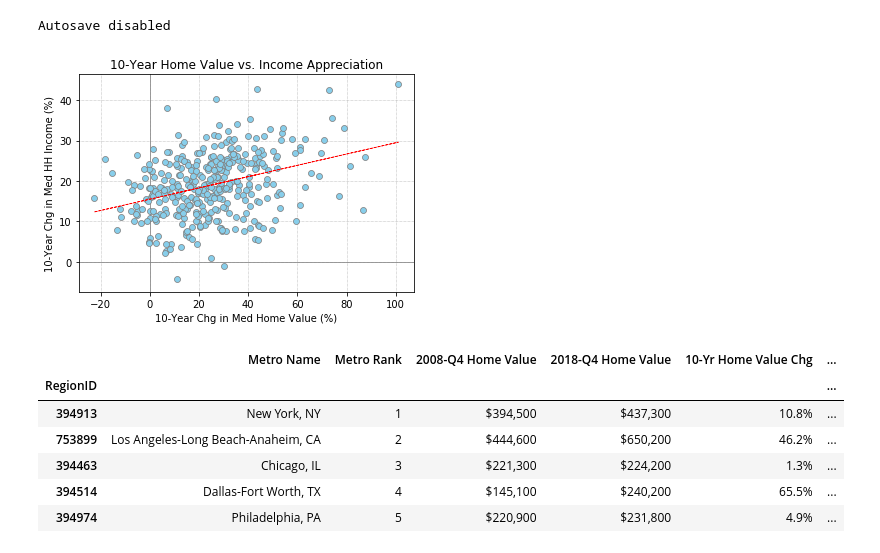
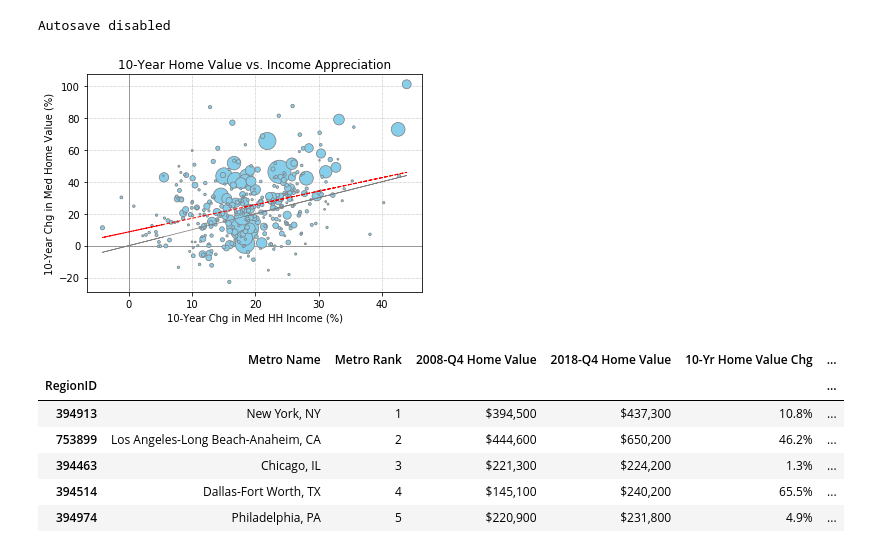
Before and after one commit to cgainor/Housing-and-Income-Appreciation, a Jupyter notebook: Work/Metro_10yr_Scatter.ipynb, the cells around one changed output. Saved outputs shown, nothing was run; the diff lists cells and outputs as text; code cells hidden in the pictures.

Commit message:
revised metro scatter

```diff
--- a/Work/Metro_10yr_Scatter.ipynb
+++ b/Work/Metro_10yr_Scatter.ipynb
@@ -8,14 +8,18 @@ import numpy as np
 # %% [output]
 Autosave disabled
 # %%
-# Store filepath in a variable.
+# Store filepaths in variables.
 file_metro_medvalue = "../Datasets/Affordability_ChainedZHVI_2018Q4.csv"
 file_metro_medHHinc = "../Datasets/Affordability_Income_2018Q4.csv"
+file_metro_crosswlk = "../Datasets/CountyCrossWalk_Zillow.csv"
+file_census_pop = "../Datasets/PEP_2017_GCTPEPANNR.US23PR.csv"
 # %%
 # Read our Data file with the pandas library, and create dataframes.
 # The Zillow CSV files require ISO-8859-1 encoding.
 medvalue_df = pd.read_csv(file_metro_medvalue, encoding="ISO-8859-1") # Zillow Home Value Index (ZHVI)
 medHHinc_df = pd.read_csv(file_metro_medHHinc, encoding="ISO-8859-1") # Median Household (HH) Income
+crosswlk_df = pd.read_csv(file_metro_crosswlk, encoding="ISO-8859-1") # Crosswalk of Zillow MSA name to Census Bureau code
+censuspop_df = pd.read_csv(file_census_pop, encoding="ISO-8859-1") # US Census Bureau population estimates by MSA
 # %%
 # Preparing the Home Value dataframe.
 medvalue_10yr_df = medvalue_df[["RegionID", "RegionName", "SizeRank", "2008-12", "2018-12"]]
@@ -54,36 +74,48 @@ metro_10yr_df["10-Yr HH Income Chg"] *= 100
+# %%
+# Join population counts to the combined income and home value dataframe
+metro_main_df = pd.merge(metro_10yr_df, metro_pop_df, on="RegionID", how="left")
+metro_main_df = metro_main_df.drop(columns=["Metro Code"])
+
+# The US as a whole is not an MSA, so it doesn't have a metro code.
+# All datasets place the US in the first row so copy the population with a loc reference.
+metro_main_df.loc[102001, "Population"] = population_df.loc[0,"Population"]
 # %%
 # Remove United States row (not a Metro) from the Metro dataframe
 
 # First store value US values into a list
+# We can use these values later for a comparison
 # Using iloc ---> US_data = metro_10yr_df.iloc[0, :]
-US_data = metro_10yr_df.loc[102001, :]
+US_data = metro_main_df.loc[102001, :]
 
 # Metro dataframe will include only the metros
 # Using iloc ---> metro_10yr_df = metro_10yr_df.iloc[1: , :]
-metro_10yr_df = metro_10yr_df.loc[394913: , :]
+metro_main_df = metro_main_df.loc[394913: , :]
 # %%
 # Create scatterplot
-value_chg = metro_10yr_df["10-Yr Home Value Chg"]
-income_chg = metro_10yr_df["10-Yr HH Income Chg"]
+income_chg = metro_main_df["10-Yr HH Income Chg"]
+value_chg = metro_main_df["10-Yr Home Value Chg"]
 
-plt.scatter(value_chg, income_chg, marker="o", facecolor="skyblue", edgecolor="grey",
-            linewidth=0.75, zorder=2)
-plt.xlabel("10-Year Chg in Med Home Value (%)")
-plt.ylabel("10-Year Chg in Med HH Income (%)")
+plt.scatter(income_chg, value_chg, marker="o", facecolor="skyblue", edgecolor="grey",
+            linewidth=0.75, zorder=2, s=metro_main_df["Population"]/25000)
+plt.xlabel("10-Year Chg in Med HH Income (%)")
+plt.ylabel("10-Year Chg in Med Home Value (%)")
 plt.title("10-Year Home Value vs. Income Appreciation")
 
 # Create a regression line
-(slope, intercept, _, _, _) = linregress(value_chg, income_chg)
-fit = slope * value_chg + intercept
-plt.plot(value_chg, fit, '--', zorder=3, color="red", linewidth=0.75)
-for i in range(-5,40):
-    plt.plot(i,i, color="red", linewidth=0.5)
+(slope, intercept, _, _, _) = linregress(income_chg, value_chg)
+fit = slope * income_chg + intercept
+plt.plot(income_chg, fit, '--', zorder=3, color="red", linewidth=1)
+
+# Draw a line that shows an where median home values increase
+# at the same rate as median HH income
+plt.plot(income_chg, income_chg, zorder=3, color='grey', linewidth=0.75)
 
 # Create gridlines
 plt.axhline(y=0, color='grey', zorder=1, linewidth=0.75)
 plt.axvline(x=0, color='grey', zorder=1, linewidth=0.75)
 plt.grid(color='grey', zorder=1, linestyle='dotted', linewidth=0.5)
+plt.savefig("metro_scatter.png", dpi=180, bbox_inches="tight")
 # %% [output]
-[figure, old version]
+[figure, new version]
 # %%
 # Put into a readable format Dataframe
```
Also changed, not shown: parts of 2 cells of this notebook, 5 other files.
